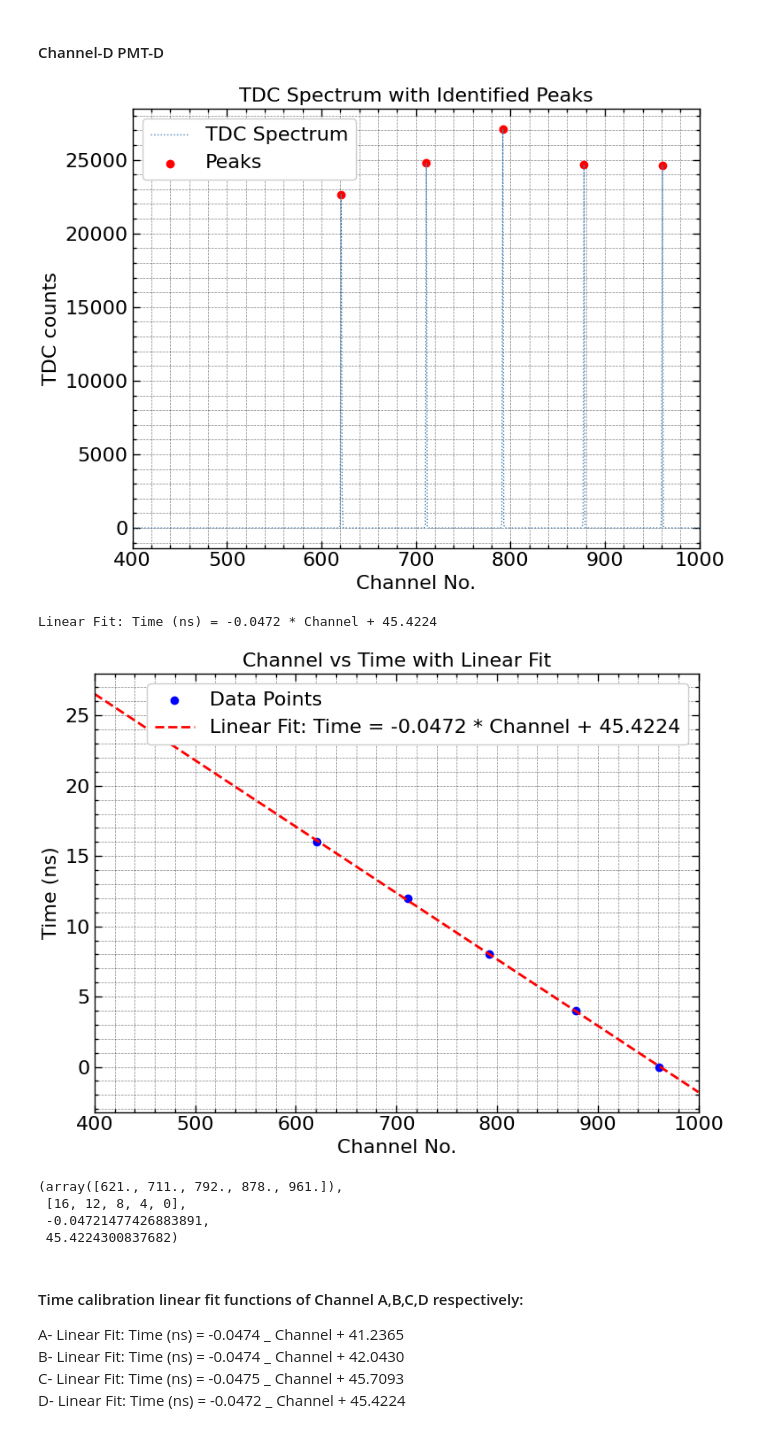
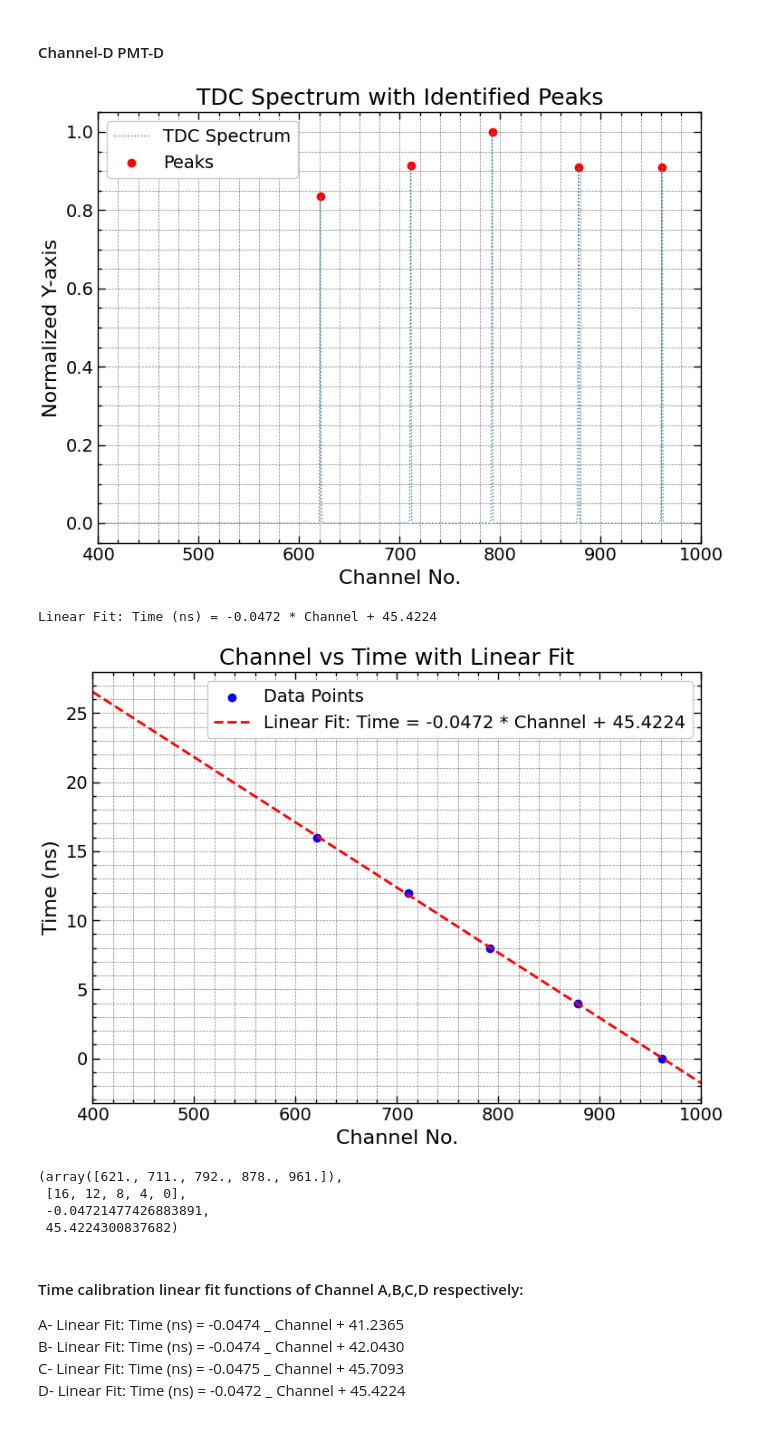
Before and after one commit to c0smic-65/M19-spectra-analysis, a Jupyter notebook: test.ipynb, the cells around one changed output. Drawn from its saved outputs; the diff is of its cells as text; code cells hidden in the pictures.

```diff
--- a/test.ipynb
+++ b/test.ipynb
@@ -46,7 +63,9 @@ def get_tdc_spectra(file_path, xlim=None, ylim=None, normalize_y=False):
     plt.show()
     return x, y
 # %%
-def analyze_tdc_spectrum(file_path, xlim=None, ylim=None, normalize_y=False):
+def analyze_tdc_spectrum(
+    file_path, xlim=None, ylim=None, normalize_y=False, save_pdf=False
+):
     # Load the data
     data = np.loadtxt(file_path, delimiter="\t")
     x, y = data[:, 0], data[:, 1]
@@ -86,6 +105,8 @@ def analyze_tdc_spectrum(file_path, xlim=None, ylim=None, normalize_y=False):
     if ylim is not None:
         plt.ylim(ylim)
     plt.tight_layout()
+    if save_pdf:
+        plt.savefig("TDC_Spectrum_with_Peaks.pdf", format="pdf")
     plt.show()
 
     # Use reversed time delays
@@ -125,6 +146,8 @@ def analyze_tdc_spectrum(file_path, xlim=None, ylim=None, normalize_y=False):
     plt.legend()
     plt.grid(which="both", linestyle="--", linewidth=0.5)
     plt.tight_layout()
+    if save_pdf:
+        plt.savefig("TDC_Linear_Fit.pdf", format="pdf")
     plt.show()
 
     return peak_positions, time_delays, slope, intercept
@@ -583,7 +613,9 @@ get_tdc_spectra(
         4.095e+03]),
  array([0., 0., 0., ..., 0., 0., 0.]))
 # %%
-def analyze_tdc_spectrum(file_path, xlim=None, ylim=None, normalize_y=False):
+def analyze_tdc_spectrum(
+    file_path, xlim=None, ylim=None, normalize_y=False, save_pdf=False
+):
     # Load the data
     data = np.loadtxt(file_path, delimiter="\t")
     x, y = data[:, 0], data[:, 1]
@@ -623,6 +655,8 @@ def analyze_tdc_spectrum(file_path, xlim=None, ylim=None, normalize_y=False):
     if ylim is not None:
         plt.ylim(ylim)
     plt.tight_layout()
+    if save_pdf:
+        plt.savefig("TDC_Spectrum_with_Peaks.pdf", format="pdf")
     plt.show()
 
     # Use reversed time delays
@@ -662,6 +696,8 @@ def analyze_tdc_spectrum(file_path, xlim=None, ylim=None, normalize_y=False):
     plt.legend()
     plt.grid(which="both", linestyle="--", linewidth=0.5)
     plt.tight_layout()
+    if save_pdf:
+        plt.savefig("TDC_Linear_Fit.pdf", format="pdf")
     plt.show()
 
     return peak_positions, time_delays, slope, intercept
@@ -715,12 +751,14 @@ Linear Fit: Time (ns) = -0.0475 * Channel + 45.7093
 # %%
 analyze_tdc_spectrum(
     "/Users/sayakghosh/Downloads/M19 Cosmic Rays/5.1.4/time calib/co60_time_calib_chD_tdc_d.txt",
     xlim=(400, 1000),
+    normalize_y=True,
+    additional_param=True,
 )
 # %% [output]
-[figure, old version]
+[figure, new version]
 Linear Fit: Time (ns) = -0.0472 * Channel + 45.4224
-[figure, old version]
+[figure, new version]
 (array([621., 711., 792., 878., 961.]),
  [16, 12, 8, 4, 0],
  -0.04721477426883891,
```
Also changed, not shown: parts of 7 cells of this notebook.
